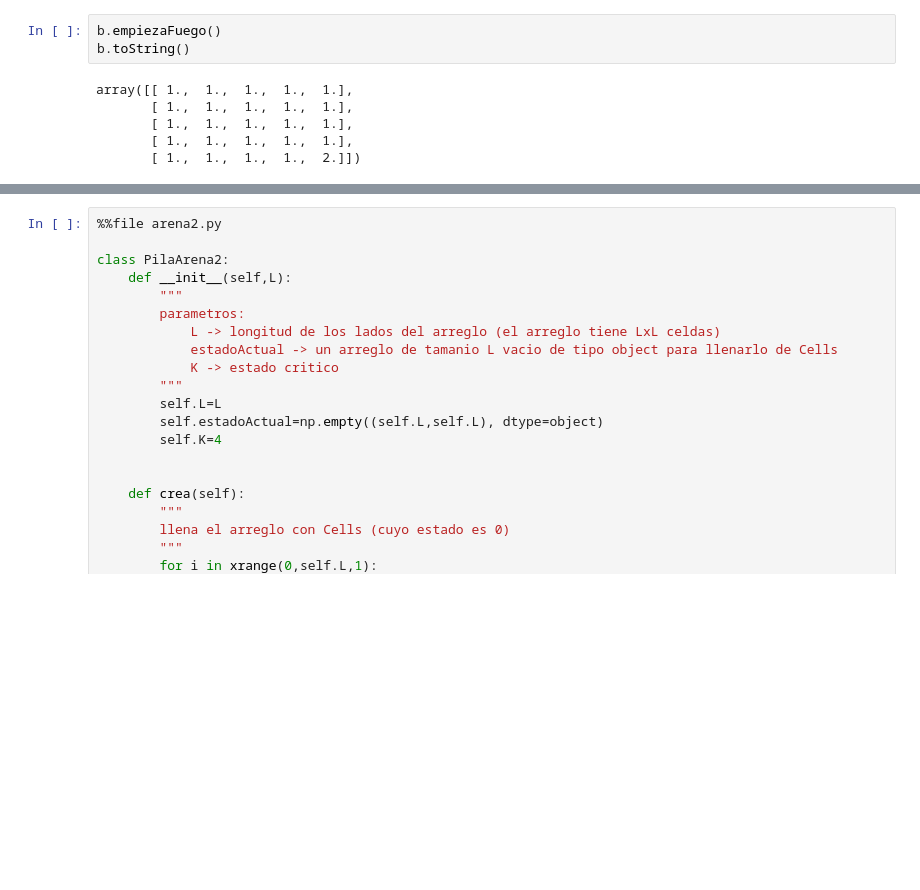
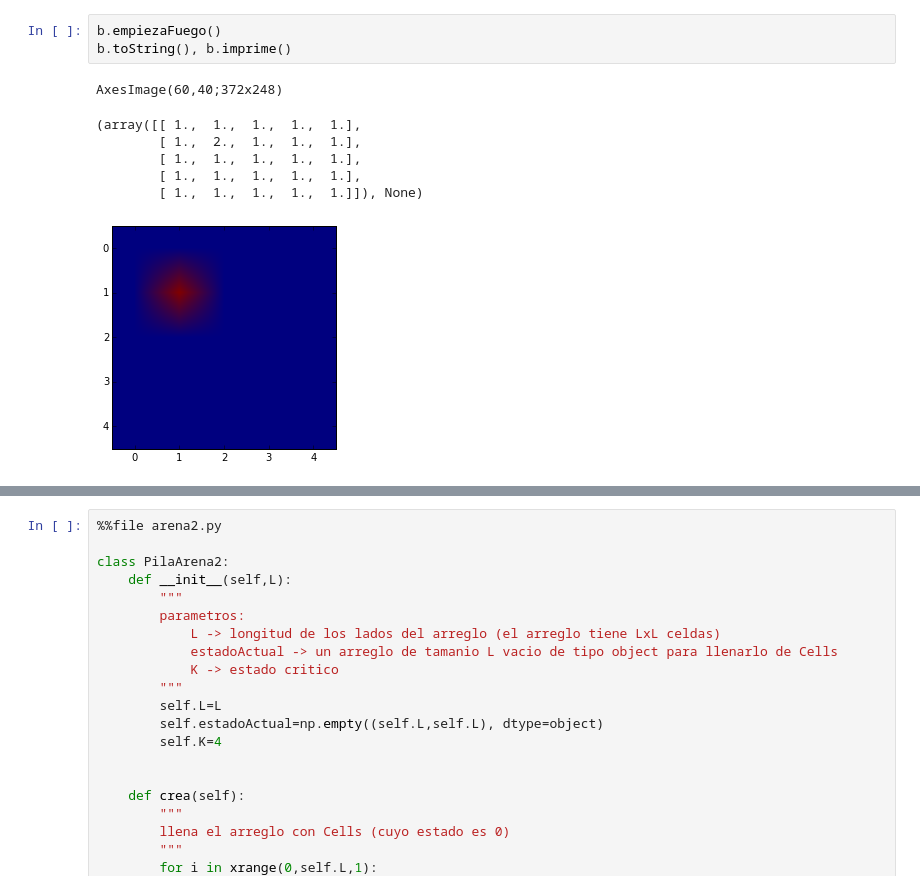
Before and after one commit to LoreMD/proyectoMateCompu, a Jupyter notebook: TodoEsIncreible.ipynb, the cells around one changed output, grey strips where cells are left out. Drawn from its saved outputs; the diff is of its cells as text; blank space fills up the shorter version.

```diff
--- a/TodoEsIncreible.ipynb
+++ b/TodoEsIncreible.ipynb
@@ -349,11 +353,13 @@ array([[ 1.,  1.,  1.,  1.,  1.],
 # %%
 b.empiezaFuego()
-b.toString()
+b.toString(), b.imprime()
 # %% [output]
-array([[ 1.,  1.,  1.,  1.,  1.],
-       [ 1.,  1.,  1.,  1.,  1.],
-       [ 1.,  1.,  1.,  1.,  1.],
-       [ 1.,  1.,  1.,  1.,  1.],
-       [ 1.,  1.,  1.,  1.,  2.]])
+AxesImage(60,40;372x248)
+(array([[ 1.,  1.,  1.,  1.,  1.],
+        [ 1.,  2.,  1.,  1.,  1.],
+        [ 1.,  1.,  1.,  1.,  1.],
+        [ 1.,  1.,  1.,  1.,  1.],
+        [ 1.,  1.,  1.,  1.,  1.]]), None)
+[figure, added]
 # %%
 b.step()
```
Also changed, not shown: parts of 12 cells of this notebook, 1 other file.
